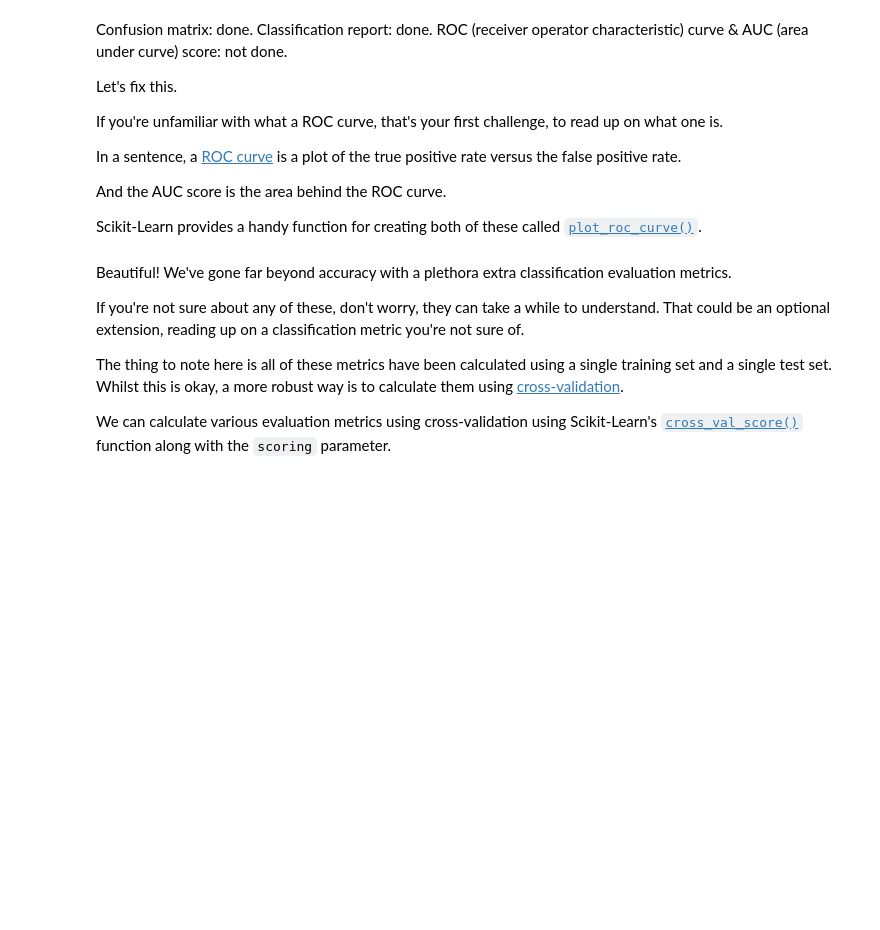
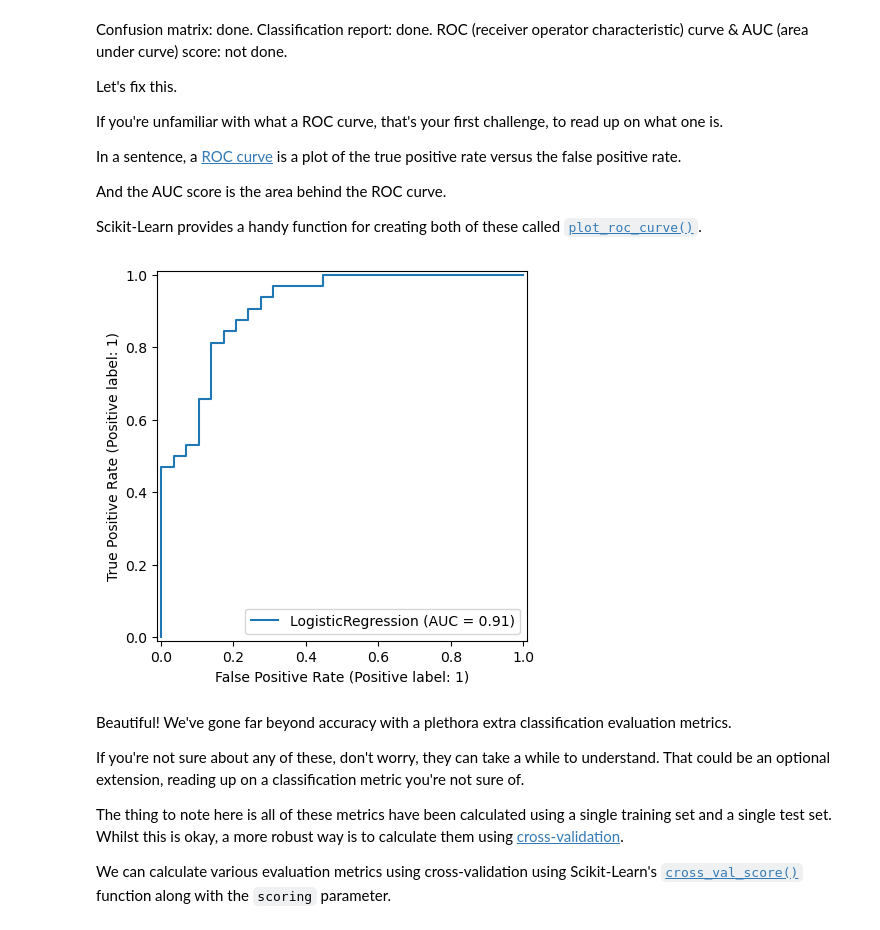
Before and after one commit to SaiPh3r/intro-ml, a Jupyter notebook: scikit-learn-exercises.ipynb, the cells around one changed output. Cells and saved outputs as stored; diff of their text form; code cells hidden in the pictures; blank space fills up the shorter version.

```diff
--- a/scikit-learn-exercises.ipynb
+++ b/scikit-learn-exercises.ipynb
@@ -425,7 +503,10 @@ And the AUC score is the area behind the ROC curve.
 Scikit-Learn provides a handy function for creating both of these called [`plot_roc_curve()`](https://scikit-learn.org/stable/modules/generated/sklearn.metrics.plot_roc_curve.html).
 # %%
 # Plot a ROC curve using our current machine learning model using plot_roc_curve
-###
+RocCurveDisplay.from_estimator(clf, x_test, y_test)
+plt.show()
+# %% [output]
+[figure, added]
 # %% [markdown]
 Beautiful! We've gone far beyond accuracy with a plethora extra classification evaluation metrics.
 
```
Also changed, not shown: parts of 45 cells of this notebook, 2 other files.
